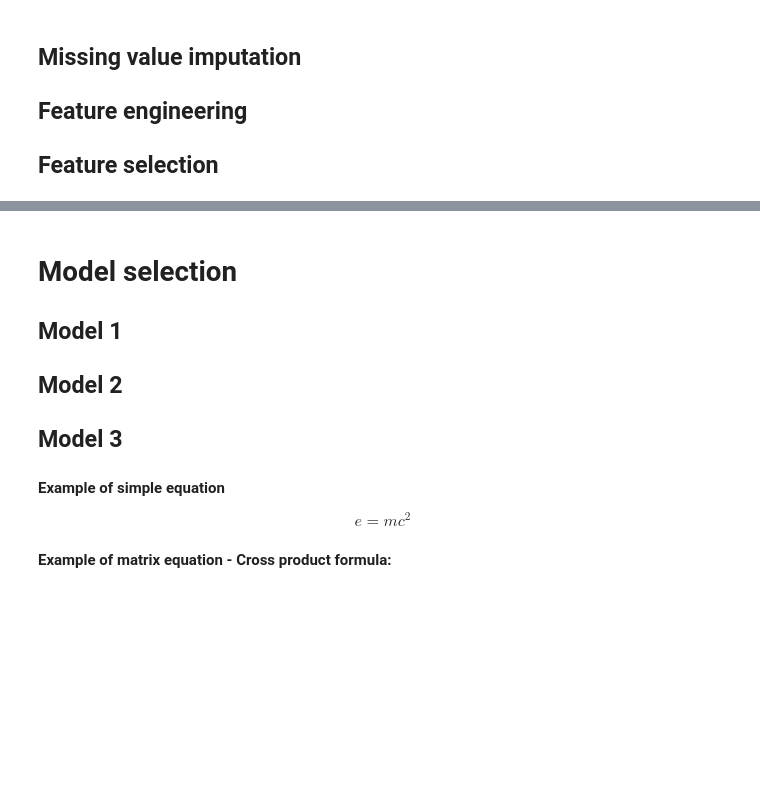
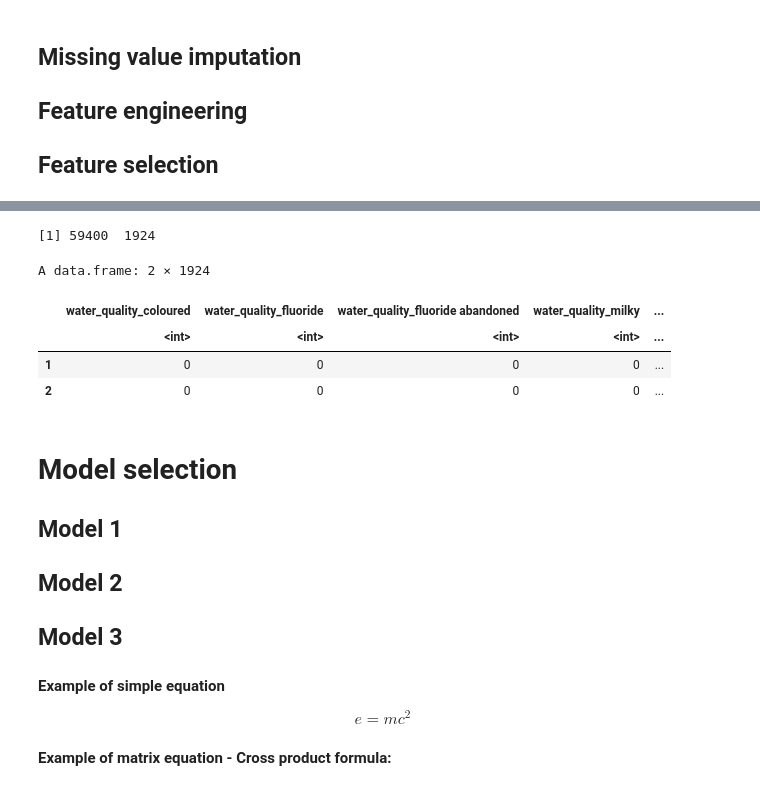
Before and after one commit to nmarotte/F422-fluffy-couscous, a Jupyter notebook: ReportTemplate.ipynb, the cells around one changed output, grey strips where cells are left out. Cells and saved outputs as stored; diff of their text form; code cells hidden in the pictures; blank space fills up the shorter version.

```diff
--- a/ReportTemplate.ipynb
+++ b/ReportTemplate.ipynb
@@ -215,0 +260,3 @@ A data.frame: 59400 × 29
+# %%
+factor_variables <- which(sapply(training_set_values[1,],class)=="factor")
+factor_variables
@@ -216,3 +284,19 @@ A data.frame: 59400 × 29
+# %%
+data_factor <- training_set_values[,factor_variables]
+# %%
+variables_to_keep <- c("water_quality","funder","extraction_type")
+
+data_factor_onehot <- dummy.data.frame(data_factor[,variables_to_keep], sep="_")
+
+dim(data_factor_onehot)
+data_factor_onehot[1:2,]
+# %% [output]
+[1] 59400  1924
+A data.frame: 2 × 1924
+|  | water_quality_coloured | water_quality_fluoride | water_quality_fluoride abandoned | water_quality_milky | ... |
+|  | <int> | <int> | <int> | <int> | ... |
+| 1 | 0 | 0 | 0 | 0 | ... |
+| 2 | 0 | 0 | 0 | 0 | ... |
 # %% [markdown]
 # Model selection
 
```
Also changed, not shown: parts of 9 cells of this notebook.
